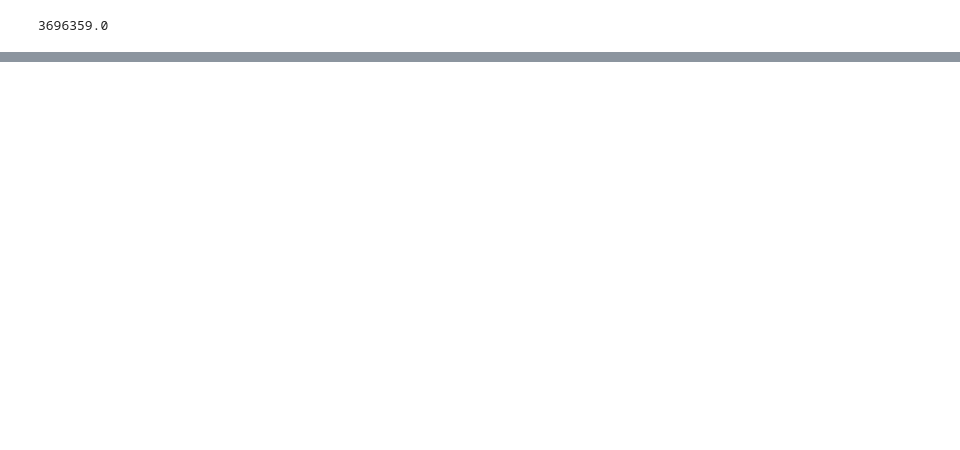
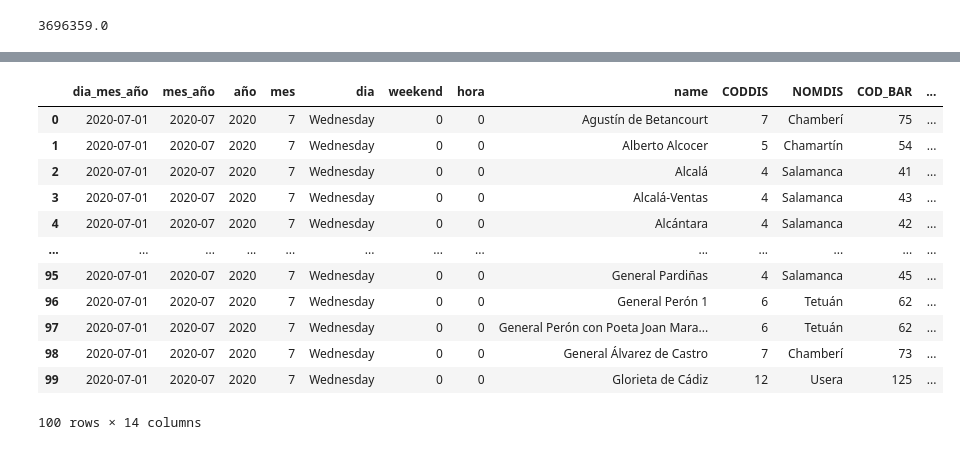
Before and after one commit to AaronNebreda/biciMAD_analysis, a Jupyter notebook: src/Untitled3.ipynb, the cells around one changed output, grey strips where cells are left out. Cells and saved outputs as stored; diff of their text form; code cells hidden in the pictures; blank space fills up the shorter version.

```diff
--- a/src/Untitled3.ipynb
+++ b/src/Untitled3.ipynb
@@ -87,0 +118,16 @@ c2_iti_esta.n_salidas.sum()
+# %%
+dat_barrios_horas.head(100)
+# %% [output]
+|  | dia_mes_año | mes_año | año | mes | dia | weekend | hora | name | CODDIS | NOMDIS | COD_BAR | ... |
+| 0 | 2020-07-01 | 2020-07 | 2020 | 7 | Wednesday | 0 | 0 | Agustín de Betancourt | 7 | Chamberí | 75 | ... |
+| 1 | 2020-07-01 | 2020-07 | 2020 | 7 | Wednesday | 0 | 0 | Alberto Alcocer | 5 | Chamartín | 54 | ... |
+| 2 | 2020-07-01 | 2020-07 | 2020 | 7 | Wednesday | 0 | 0 | Alcalá | 4 | Salamanca | 41 | ... |
+| 3 | 2020-07-01 | 2020-07 | 2020 | 7 | Wednesday | 0 | 0 | Alcalá-Ventas | 4 | Salamanca | 43 | ... |
+| 4 | 2020-07-01 | 2020-07 | 2020 | 7 | Wednesday | 0 | 0 | Alcántara | 4 | Salamanca | 42 | ... |
+| ... | ... | ... | ... | ... | ... | ... | ... | ... | ... | ... | ... | ... |
+| 95 | 2020-07-01 | 2020-07 | 2020 | 7 | Wednesday | 0 | 0 | General Pardiñas | 4 | Salamanca | 45 | ... |
+| 96 | 2020-07-01 | 2020-07 | 2020 | 7 | Wednesday | 0 | 0 | General Perón 1 | 6 | Tetuán | 62 | ... |
+| 97 | 2020-07-01 | 2020-07 | 2020 | 7 | Wednesday | 0 | 0 | General Perón con Poeta Joan Mara... | 6 | Tetuán | 62 | ... |
+| 98 | 2020-07-01 | 2020-07 | 2020 | 7 | Wednesday | 0 | 0 | General Álvarez de Castro | 7 | Chamberí | 73 | ... |
+| 99 | 2020-07-01 | 2020-07 | 2020 | 7 | Wednesday | 0 | 0 | Glorieta de Cádiz | 12 | Usera | 125 | ... |
+100 rows × 14 columns
```
Also changed, not shown: parts of 14 cells of this notebook.
